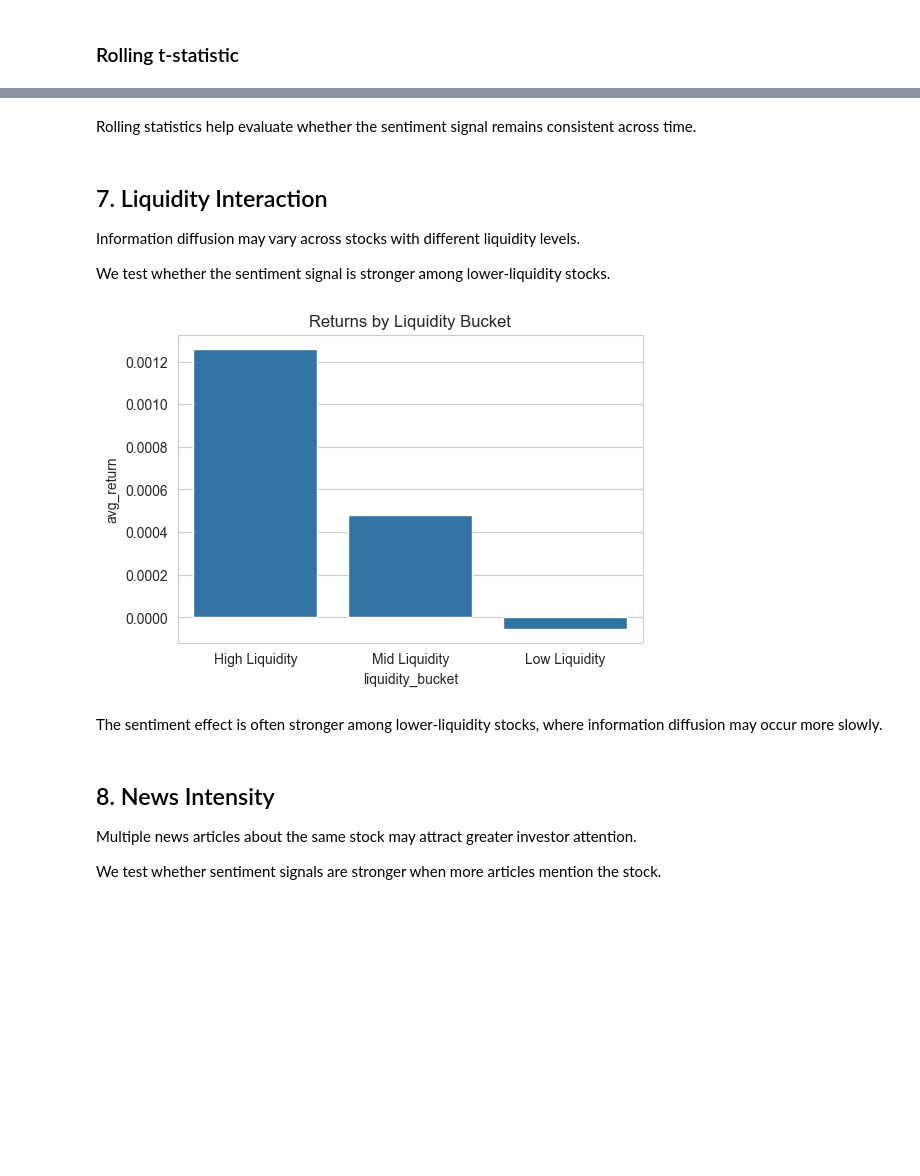
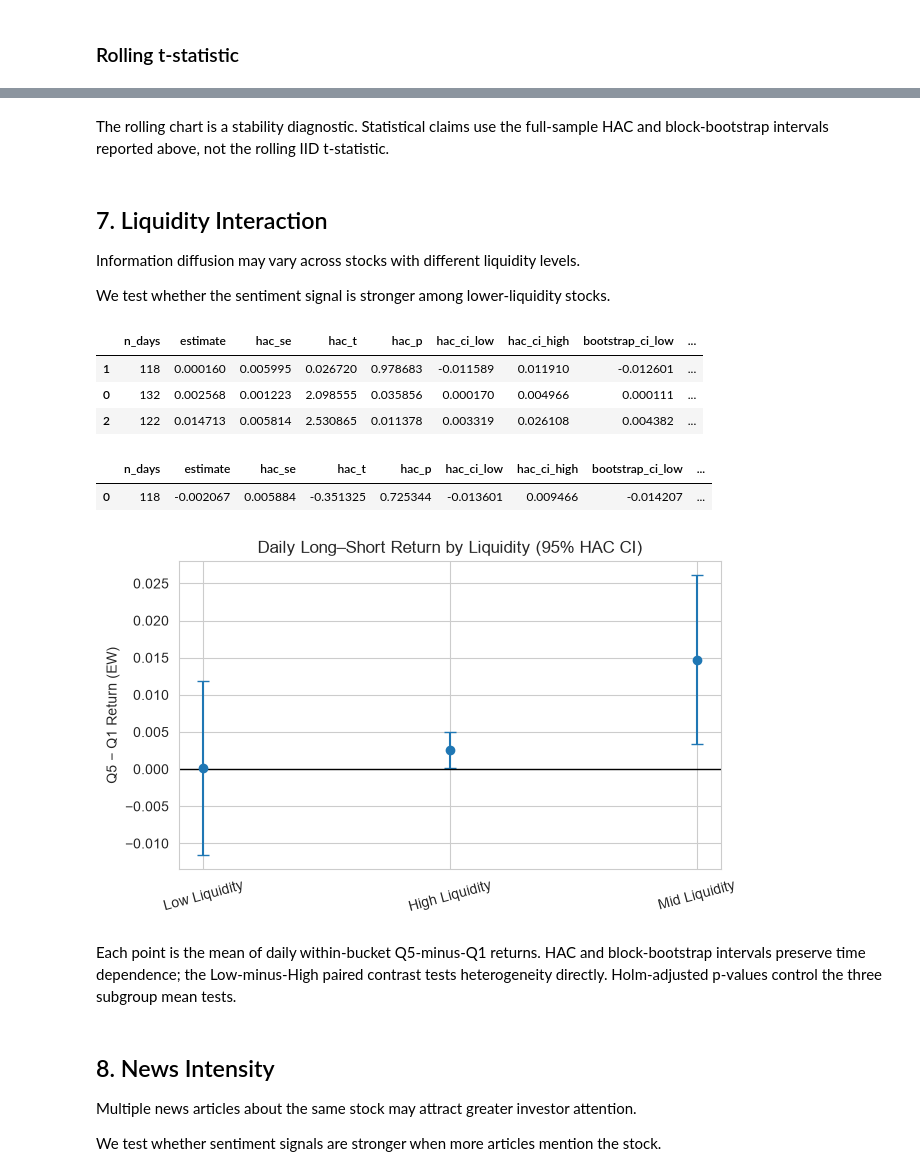
Before and after one commit to gionhengayhe/equity-sentiment-study, a Jupyter notebook: notebooks/news_sentiment_alpha_research.ipynb, the cells around one changed output, grey strips where cells are left out. Cells and saved outputs as stored; diff of their text form; code cells hidden in the pictures; blank space fills up the shorter version.

```diff
--- a/notebooks/news_sentiment_alpha_research.ipynb
+++ b/notebooks/news_sentiment_alpha_research.ipynb
@@ -229,5 +286,5 @@ plt.show()
 # %% [markdown]
-Rolling statistics help evaluate whether the sentiment signal remains consistent across time.
+The rolling chart is a stability diagnostic. Statistical claims use the full-sample HAC and block-bootstrap intervals reported above, not the rolling IID t-statistic.
 # %% [markdown]
 ## 7. Liquidity Interaction
 Information diffusion may vary across stocks with different liquidity levels.
@@ -235,25 +292,66 @@ Information diffusion may vary across stocks with different liquidity levels.
 We test whether the sentiment signal is stronger among lower-liquidity stocks.
 # %%
 query = """
-SELECT
-    liquidity_bucket,
-    AVG(forward_return_1d) AS avg_return
-FROM fct_signal_panel
-WHERE sentiment_quintile IN (1,5)
-GROUP BY 1
+WITH daily_bucket AS (
+    SELECT
+        date_t,
+        liquidity_bucket,
+        AVG(CASE WHEN sentiment_quintile = 5 THEN forward_return_close_to_close_1d END)
+        - AVG(CASE WHEN sentiment_quintile = 1 THEN forward_return_close_to_close_1d END)
+            AS long_short_return_ew
+    FROM fct_signal_panel
+    GROUP BY 1, 2
+)
+SELECT date_t, liquidity_bucket, long_short_return_ew
+FROM daily_bucket
+WHERE long_short_return_ew IS NOT NULL
+ORDER BY date_t, liquidity_bucket
 """
 
-liq = con.execute(query).df()
+liquidity_daily = con.execute(query).df()
+liquidity_inference = grouped_inference(
+    liquidity_daily, "liquidity_bucket", "long_short_return_ew",
+    maxlags=HAC_LAGS, block_length=BLOCK_LENGTH,
+    repetitions=BOOTSTRAP_REPETITIONS, seed=RANDOM_SEED,
+)
+liquidity_inference = liquidity_inference.sort_values("estimate")
 
-plt.figure(figsize=(6,4))
-sns.barplot(data=liq, x="liquidity_bucket", y="avg_return")
+liquidity_pivot = liquidity_daily.pivot(
+    index="date_t", columns="liquidity_bucket", values="long_short_return_ew"
+).dropna(subset=["Low Liquidity", "High Liquidity"])
+liquidity_difference = liquidity_pivot["Low Liquidity"] - liquidity_pivot["High Liquidity"]
+liquidity_contrast = hac_mean(liquidity_difference, maxlags=HAC_LAGS)
+liquidity_contrast.update(moving_block_bootstrap_mean(
+    liquidity_difference, BLOCK_LENGTH, BOOTSTRAP_REPETITIONS, RANDOM_SEED
+))
+liquidity_contrast["contrast"] = "Low minus High liquidity"
 
-plt.title("Returns by Liquidity Bucket")
+display(liquidity_inference)
+display(pd.DataFrame([liquidity_contrast]))
+
+plt.figure(figsize=(7,4))
+plt.errorbar(
+    liquidity_inference.liquidity_bucket, liquidity_inference.estimate,
+    yerr=[
+        liquidity_inference.estimate - liquidity_inference.hac_ci_low,
+        liquidity_inference.hac_ci_high - liquidity_inference.estimate,
+    ], fmt="o", capsize=4,
+)
+plt.axhline(0, color="black", linewidth=1)
+plt.title("Daily Long–Short Return by Liquidity (95% HAC CI)")
+plt.ylabel("Q5 − Q1 Return (EW)")
+plt.xticks(rotation=15)
 plt.show()
 # %% [output]
+|  | n_days | estimate | hac_se | hac_t | hac_p | hac_ci_low | hac_ci_high | bootstrap_ci_low | ... |
+| 1 | 118 | 0.000160 | 0.005995 | 0.026720 | 0.978683 | -0.011589 | 0.011910 | -0.012601 | ... |
+| 0 | 132 | 0.002568 | 0.001223 | 2.098555 | 0.035856 | 0.000170 | 0.004966 | 0.000111 | ... |
+| 2 | 122 | 0.014713 | 0.005814 | 2.530865 | 0.011378 | 0.003319 | 0.026108 | 0.004382 | ... |
+|  | n_days | estimate | hac_se | hac_t | hac_p | hac_ci_low | hac_ci_high | bootstrap_ci_low | ... |
+| 0 | 118 | -0.002067 | 0.005884 | -0.351325 | 0.725344 | -0.013601 | 0.009466 | -0.014207 | ... |
-[figure, old version]
+[figure, new version]
 # %% [markdown]
-The sentiment effect is often stronger among lower-liquidity stocks, where information diffusion may occur more slowly.
+Each point is the mean of daily within-bucket Q5-minus-Q1 returns. HAC and block-bootstrap intervals preserve time dependence; the Low-minus-High paired contrast tests heterogeneity directly. Holm-adjusted p-values control the three subgroup mean tests.
 # %% [markdown]
 ## 8. News Intensity
 Multiple news articles about the same stock may attract greater investor attention.
```
Also changed, not shown: parts of 23 cells of this notebook, 3 other files.
